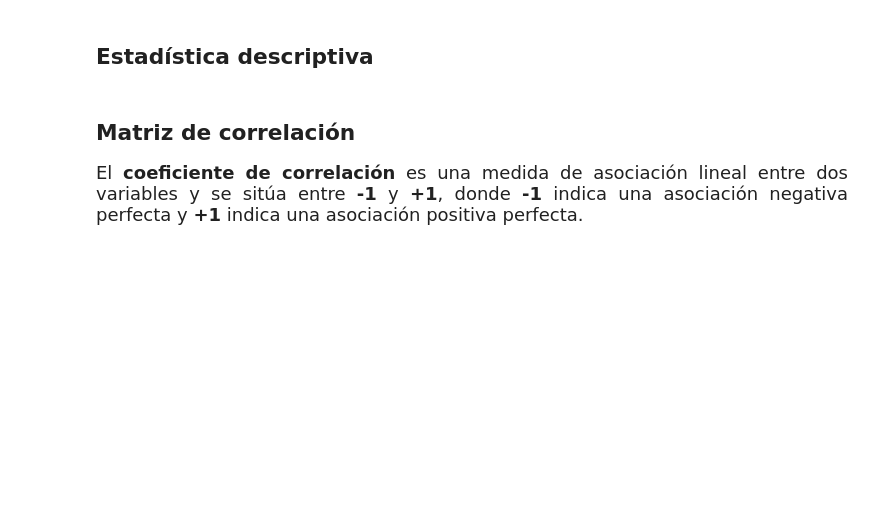
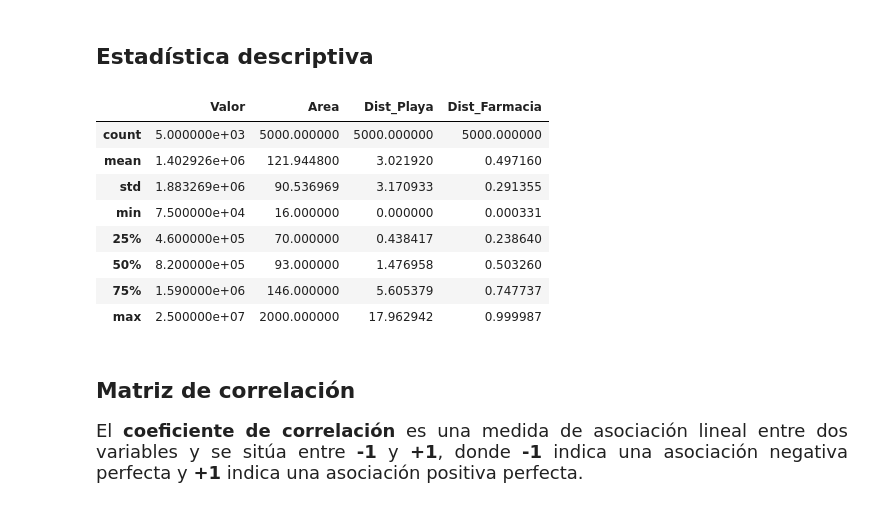
Before and after one commit to JCSR2022/Alura_Data_Science, a Jupyter notebook: Advanced_Modeling_Techniques/2212_Regresion_lineal.ipynb, the cells around one changed output. Drawn from its saved outputs; the diff is of its cells as text; code cells hidden in the pictures; blank space fills up the shorter version.

```diff
--- a/Advanced_Modeling_Techniques/2212_Regresion_lineal.ipynb
+++ b/Advanced_Modeling_Techniques/2212_Regresion_lineal.ipynb
@@ -67,6 +71,18 @@ datos.head()
 <hr style='border: 2px solid red;'>
 # %% [markdown]
 ## Estadística descriptiva
+# %%
+datos.describe()
+# %% [output]
+|  | Valor | Area | Dist_Playa | Dist_Farmacia |
+| count | 5.000000e+03 | 5000.000000 | 5000.000000 | 5000.000000 |
+| mean | 1.402926e+06 | 121.944800 | 3.021920 | 0.497160 |
+| std | 1.883269e+06 | 90.536969 | 3.170933 | 0.291355 |
+| min | 7.500000e+04 | 16.000000 | 0.000000 | 0.000331 |
+| 25% | 4.600000e+05 | 70.000000 | 0.438417 | 0.238640 |
+| 50% | 8.200000e+05 | 93.000000 | 1.476958 | 0.503260 |
+| 75% | 1.590000e+06 | 146.000000 | 5.605379 | 0.747737 |
+| max | 2.500000e+07 | 2000.000000 | 17.962942 | 0.999987 |
 # %% [markdown]
 ## Matriz de correlación
 
```
Also changed, not shown: parts of 12 cells of this notebook.
